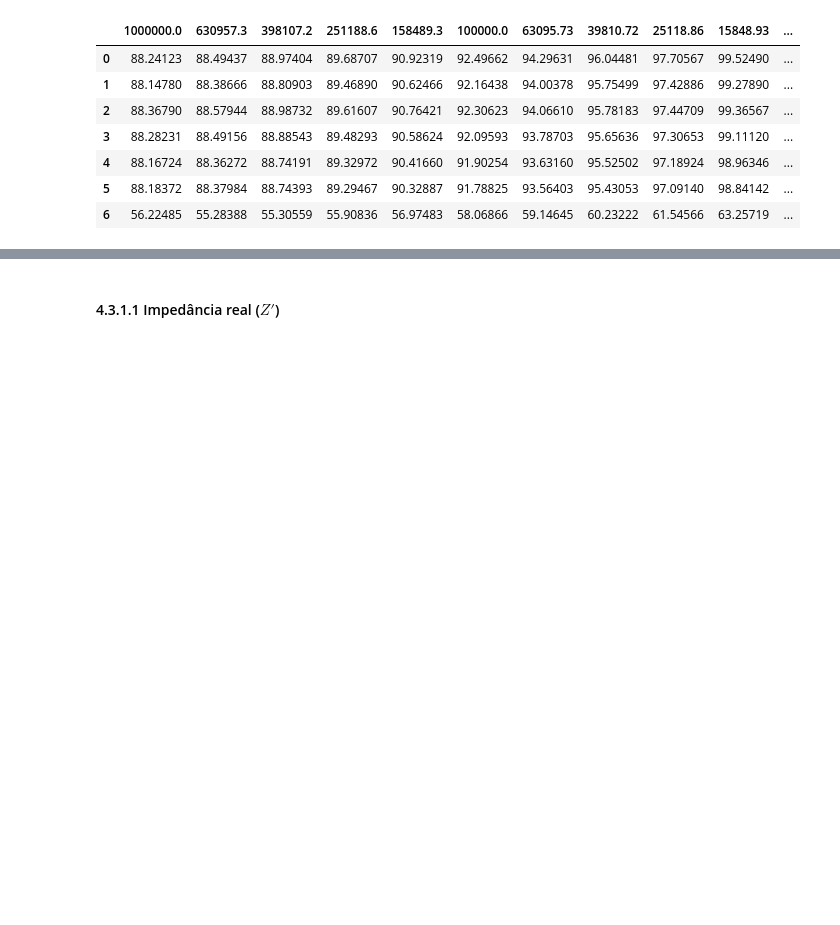
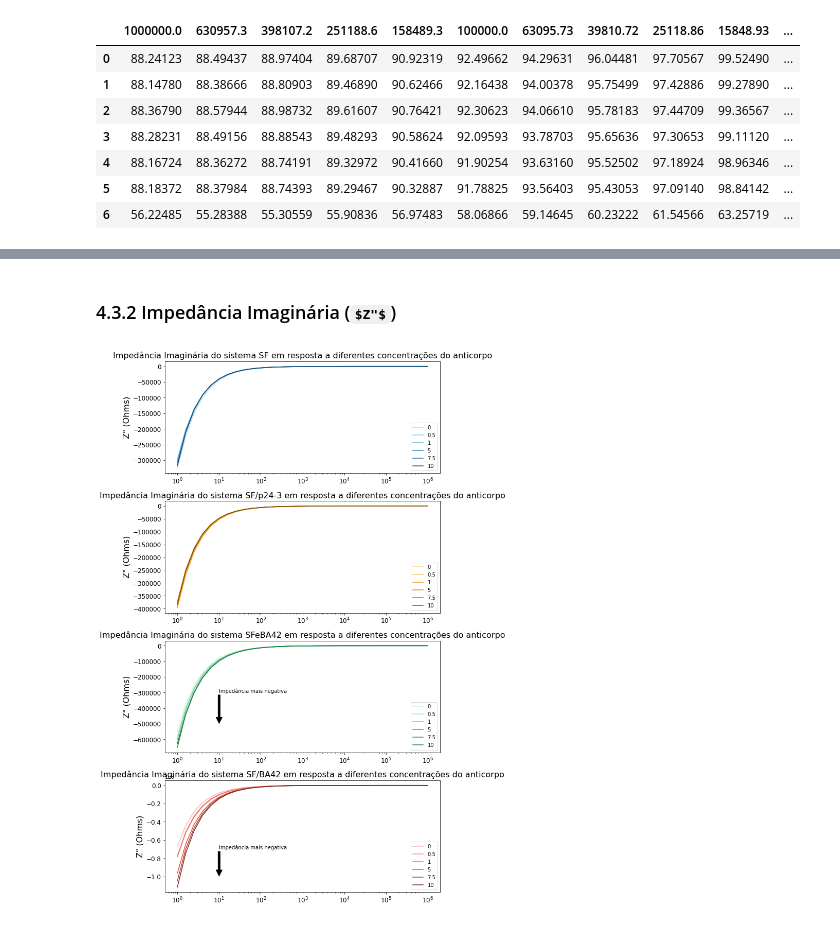
Before and after one commit to alyyokomichi/Impedance_Biosensor, a Jupyter notebook: Impedance_Biosensor.ipynb, the cells around one changed output, grey strips where cells are left out. Cells and saved outputs as stored; diff of their text form; code cells hidden in the pictures; some formulas as TeX source; blank space fills up the shorter version.

```diff
--- a/Impedance_Biosensor.ipynb
+++ b/Impedance_Biosensor.ipynb
@@ -122,2 +203,67 @@ Uma maneira de compreendermos melhor os dados seria verificando o que ocorre com
 # %% [markdown]
-#### 4.3.1.1 Impedância real ($Z'$)
+### 4.3.2 Impedância Imaginária ($Z"$)
+# %%
+fig2 = plt.figure(figsize = (19, 15), constrained_layout=True)
+spec2 = gridspec.GridSpec(ncols=2, nrows=4, figure=fig2)
+
+# Grafico do sistema SF
+f2_ax1 = fig2.add_subplot(spec2[0, 0])
+f2_ax1.set_title('Impedância Imaginária do sistema SF em resposta a diferentes concentrações do anticorpo', fontsize= 16)
+f2_ax1.set_ylabel('Z" (Ohms)', fontsize=16)
+f2_ax1.plot(Z2.iloc[0, :-2], color='#AED6F1', label ="0")
+f2_ax1.plot(Z2.iloc[1, :-2], color='#85C1E9', label ="0.5")
+f2_ax1.plot(Z2.iloc[2, :-2], color='#5DADE2', label ="1")
+f2_ax1.plot(Z2.iloc[3, :-2], color='#2E86C1', label ="5")
+f2_ax1.plot(Z2.iloc[4, :-2], color='#2874A6', label ="7.5")
+f2_ax1.plot(Z2.iloc[5, :-2], color='#1B4F72', label ="10")
+f2_ax1.legend()
+f2_ax1.tick_params(labelsize=12)
+plt.xscale('log')
+
+# Grafico do sistema SF/p24-3
+f2_ax2 = fig2.add_subplot(spec2[1, 0])
+f2_ax2.set_title('Impedância Imaginária do sistema SF/p24-3 em resposta a diferentes concentrações do anticorpo', fontsize= 16)
+f2_ax2.set_ylabel('Z" (Ohms)', fontsize=16)
+f2_ax2.plot(Z2.iloc[6, :-2], color='#FAD7A0', label ="0")
+f2_ax2.plot(Z2.iloc[7, :-2], color='#F8C471', label ="0.5")
+f2_ax2.plot(Z2.iloc[8, :-2], color='#F39C12', label ="1")
+f2_ax2.plot(Z2.iloc[9, :-2], color='#D68910', label ="5")
+f2_ax2.plot(Z2.iloc[10, :-2], color='#B9770E', label ="7.5")
+f2_ax2.plot(Z2.iloc[11, :-2], color='#7E5109', label ="10")
+f2_ax2.legend()
+f2_ax2.tick_params(labelsize=12)
+plt.xscale('log')
+
+# Grafico do sistema SFeBA42
+f2_ax3 = fig2.add_subplot(spec2[2, 0])
+f2_ax3.set_title('Impedância Imaginária do sistema SFeBA42 em resposta a diferentes concentrações do anticorpo', fontsize= 16)
+f2_ax3.set_ylabel('Z" (Ohms)', fontsize=16)
+f2_ax3.plot(Z2.iloc[12, :-2], color='#D4EFDF', label ="0")
+f2_ax3.plot(Z2.iloc[13, :-2], color='#A9DFBF', label ="0.5")
+f2_ax3.plot(Z2.iloc[14, :-2], color='#7DCEA0', label ="1")
+f2_ax3.plot(Z2.iloc[15, :-2], color='#27AE60', label ="5")
+f2_ax3.plot(Z2.iloc[16, :-2], color='#229954', label ="7.5")
+f2_ax3.plot(Z2.iloc[17, :-2], color='#1E8449', label ="10")
+f2_ax3.legend()
+f2_ax3.tick_params(labelsize=12)
+f2_ax3.annotate('Impedância mais negativa', xy=(10, -500000), xytext= (10, -300000), arrowprops=dict(facecolor='black', shrink=0.01), fontsize=10)
+plt.xscale('log')
+
+# Grafico do sistema SF/BA42
+f2_ax4 = fig2.add_subplot(spec2[3, 0])
+f2_ax4.set_title('Impedância Imaginária do sistema SF/BA42 em resposta a diferentes concentrações do anticorpo', fontsize= 16)
+f2_ax4.set_ylabel('Z" (Ohms)', fontsize=16)
+f2_ax4.plot(Z2.iloc[18, :-2], color='#F5B7B1', label ="0")
+f2_ax4.plot(Z2.iloc[19, :-2], color='#F1948A', label ="0.5")
+f2_ax4.plot(Z2.iloc[20, :-2], color='#EC7063', label ="1")
+f2_ax4.plot(Z2.iloc[21, :-2], color='#E74C3C', label ="5")
+f2_ax4.plot(Z2.iloc[22, :-2], color='#B03A2E', label ="7.5")
+f2_ax4.plot(Z2.iloc[23, :-2], color='#78281F', label ="10")
+f2_ax4.legend()
+f2_ax4.tick_params(labelsize=12)
+f2_ax4.annotate('Impedância mais negativa', xy=(10, -1000000), xytext= (10, -700000), arrowprops=dict(facecolor='black', shrink=0.01), fontsize=10)
+plt.xscale('log')
+
+plt.show()
+# %% [output]
+[figure, added]
```
Also changed, not shown: parts of 37 cells of this notebook.
